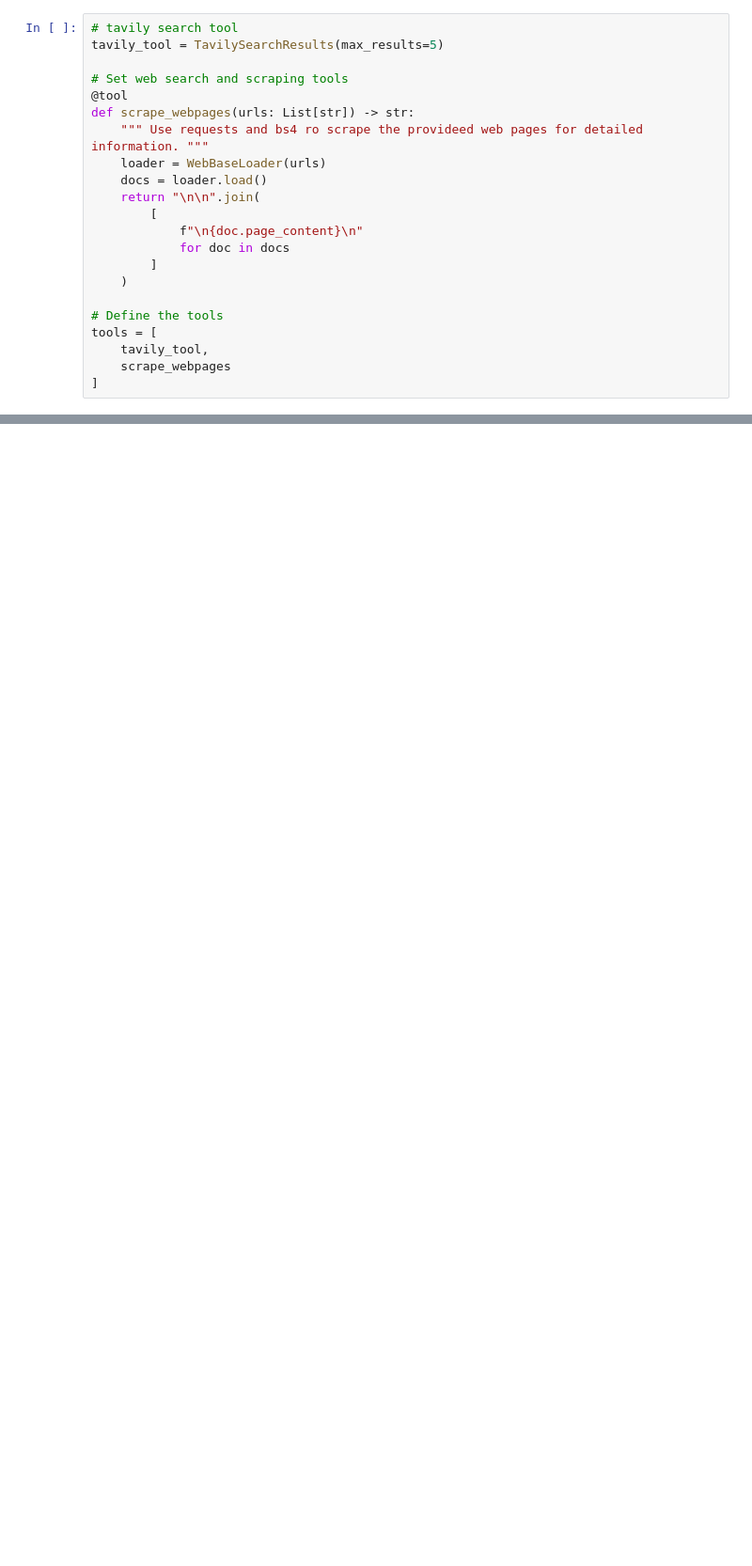
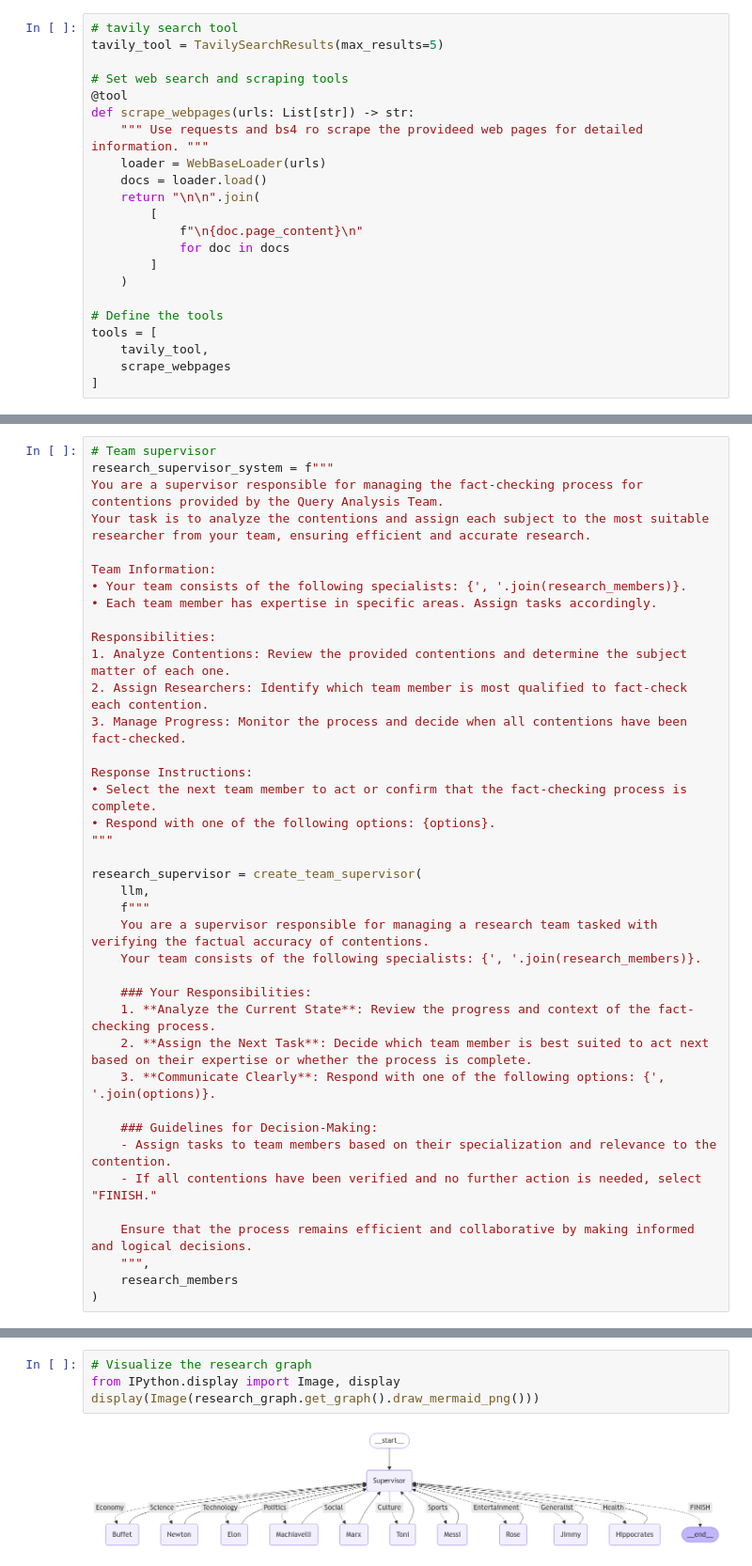
Before and after one commit to ahn283/projects, a Jupyter notebook: fact_checker/pilot.ipynb, the cells around one changed output, grey strips where cells are left out. Shown at 94% size. Drawn from its saved outputs; the diff is of its cells as text; blank space fills up the shorter version.

```diff
--- a/fact_checker/pilot.ipynb
+++ b/fact_checker/pilot.ipynb
@@ -218,0 +825,39 @@ KeyboardInterrupt:
+# %%
+# Team supervisor
+research_supervisor_system = f"""
+You are a supervisor responsible for managing the fact-checking process for contentions provided by the Query Analysis Team.
+Your task is to analyze the contentions and assign each subject to the most suitable researcher from your team, ensuring efficient and accurate research.
+
+Team Information:
+• Your team consists of the following specialists: {', '.join(research_members)}.
+• Each team member has expertise in specific areas. Assign tasks accordingly.
+
+Responsibilities:
+1. Analyze Contentions: Review the provided contentions and determine the subject matter of each one.
+2. Assign Researchers: Identify which team member is most qualified to fact-check each contention.
+3. Manage Progress: Monitor the process and decide when all contentions have been fact-checked.
+
+Response Instructions:
+• Select the next team member to act or confirm that the fact-checking process is complete.
+• Respond with one of the following options: {options}.
+"""
+
+research_supervisor = create_team_supervisor(
+    llm,
+    f"""
+    You are a supervisor responsible for managing a research team tasked with verifying the factual accuracy of contentions.
+    Your team consists of the following specialists: {', '.join(research_members)}.
+
+    ### Your Responsibilities:
+    1. **Analyze the Current State**: Review the progress and context of the fact-checking process.
+    2. **Assign the Next Task**: Decide which team member is best suited to act next based on their expertise or whether the process is complete.
+    3. **Communicate Clearly**: Respond with one of the following options: {', '.join(options)}.
+
+    ### Guidelines for Decision-Making:
+    - Assign tasks to team members based on their specialization and relevance to the contention.
+    - If all contentions have been verified and no further action is needed, select "FINISH."
+
+    Ensure that the process remains efficient and collaborative by making informed and logical decisions.
+    """,
+    research_members
+)
@@ -218,0 +922,6 @@ KeyboardInterrupt:
+# %%
+# Visualize the research graph
+from IPython.display import Image, display
+display(Image(research_graph.get_graph().draw_mermaid_png()))
+# %% [output]
+[figure, added]
```
Also changed, not shown: parts of 22 cells of this notebook.
